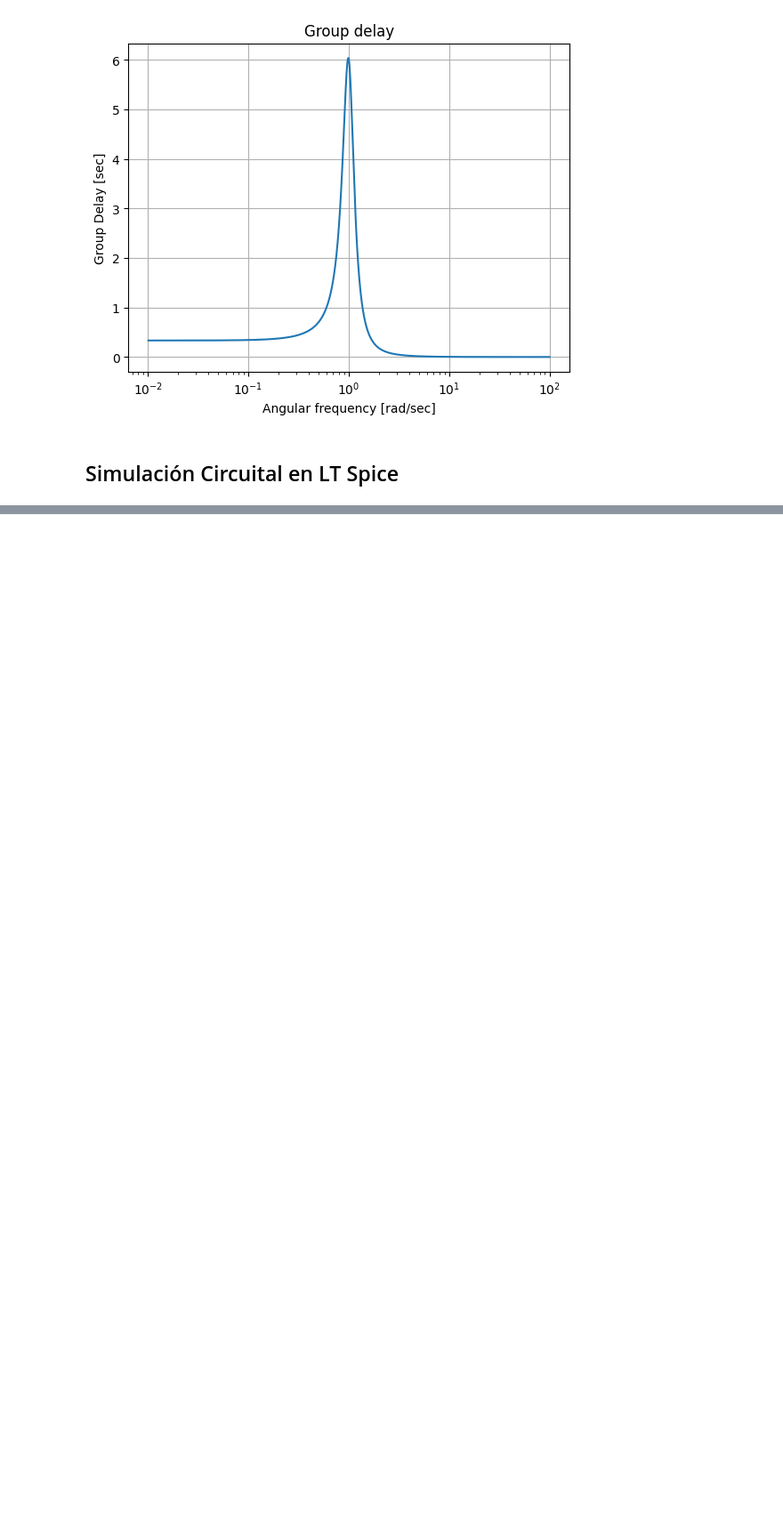
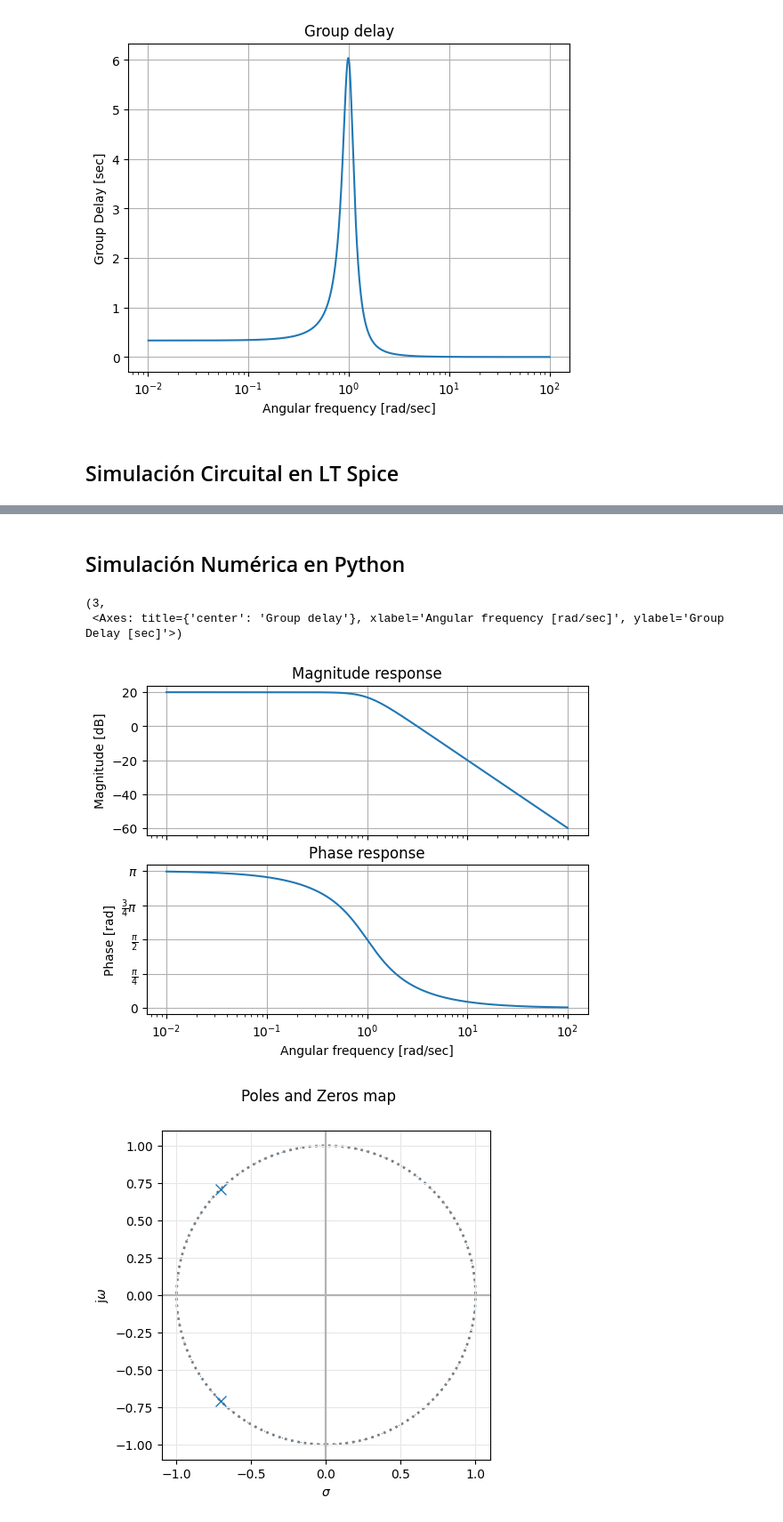
Before and after one commit to NahuFiasche/TC-II, a Jupyter notebook: Tarea Semanal/Tarea Semanal 2/Tarea Semanal 2.ipynb, the cells around one changed output, grey strips where cells are left out. Shown at 89% size. Drawn from its saved outputs; the diff is of its cells as text; code cells hidden in the pictures; blank space fills up the shorter version.

```diff
--- a/Tarea Semanal/Tarea Semanal 2/Tarea Semanal 2.ipynb
+++ b/Tarea Semanal/Tarea Semanal 2/Tarea Semanal 2.ipynb
@@ -210,0 +87,42 @@ Teniendo en cuenta dicha aclaración, se observa que ambas simulaciones coincide
+# %% [markdown]
+## Simulación Numérica en Python
+# %%
+#!/usr/bin/env python3
+# -*- coding: utf-8 -*-
+"""
+Created on Sat Apr  8 13:48:47 2023
+
+@author: nahu
+"""
+
+# Librerías externas NumPy, SciPy y Matplotlib
+from scipy.signal import TransferFunction
+import matplotlib.pyplot as plt
+import numpy as np
+import math
+
+from pytc2.sistemas_lineales import pzmap, GroupDelay, bodePlot
+# Componentes Utilizados
+R1 = 1/10
+R2 = math.sqrt(2)/2
+R3 = R4 = 1
+C = 1
+
+#Cálculo de wo, q y K
+wo = 1/(C*R3)
+Q = C*R2*wo
+K = R3/R1
+plt.close('all')
+
+Tf = TransferFunction( [-K], [1, wo/Q, wo**2] )
+
+bodePlot(Tf, fig_id=1)
+
+pzmap(Tf, fig_id=2)
+
+GroupDelay(Tf, fig_id=3)
+# %% [output]
+(3,
+ <Axes: title={'center': 'Group delay'}, xlabel='Angular frequency [rad/sec]', ylabel='Group Delay [sec]'>)
+[figure, added]
+[figure, added]
```
Also changed, not shown: parts of 39 cells of this notebook, 12 other files.
